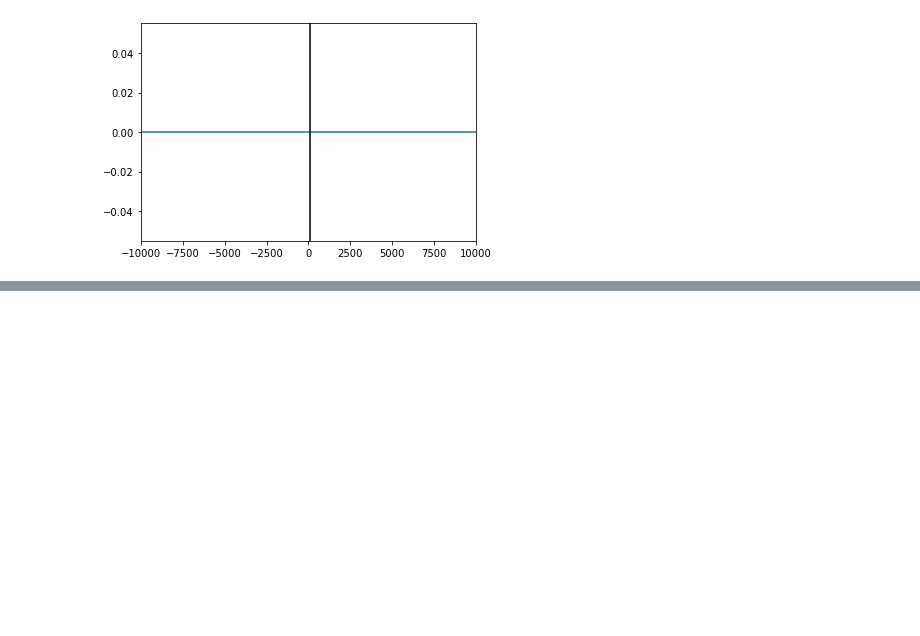
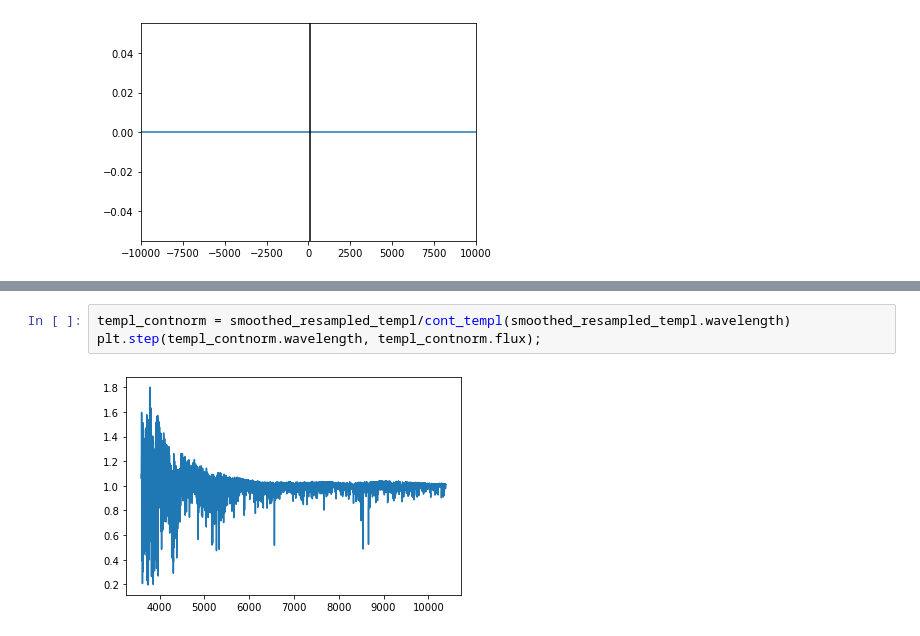
Before and after one commit to eteq/specutils, a Jupyter notebook: docs/Stellar cross-correlation.ipynb, the cells around one changed output, grey strips where cells are left out. Drawn from its saved outputs; the diff is of its cells as text; blank space fills up the shorter version.

```diff
--- a/docs/Stellar cross-correlation.ipynb
+++ b/docs/Stellar cross-correlation.ipynb
@@ -181,0 +208,5 @@ Why doesn't that work??
+# %%
+templ_contnorm = smoothed_resampled_templ/cont_templ(smoothed_resampled_templ.wavelength)
+plt.step(templ_contnorm.wavelength, templ_contnorm.flux);
+# %% [output]
+[figure, added]
```
Also changed, not shown: parts of 11 cells of this notebook.
